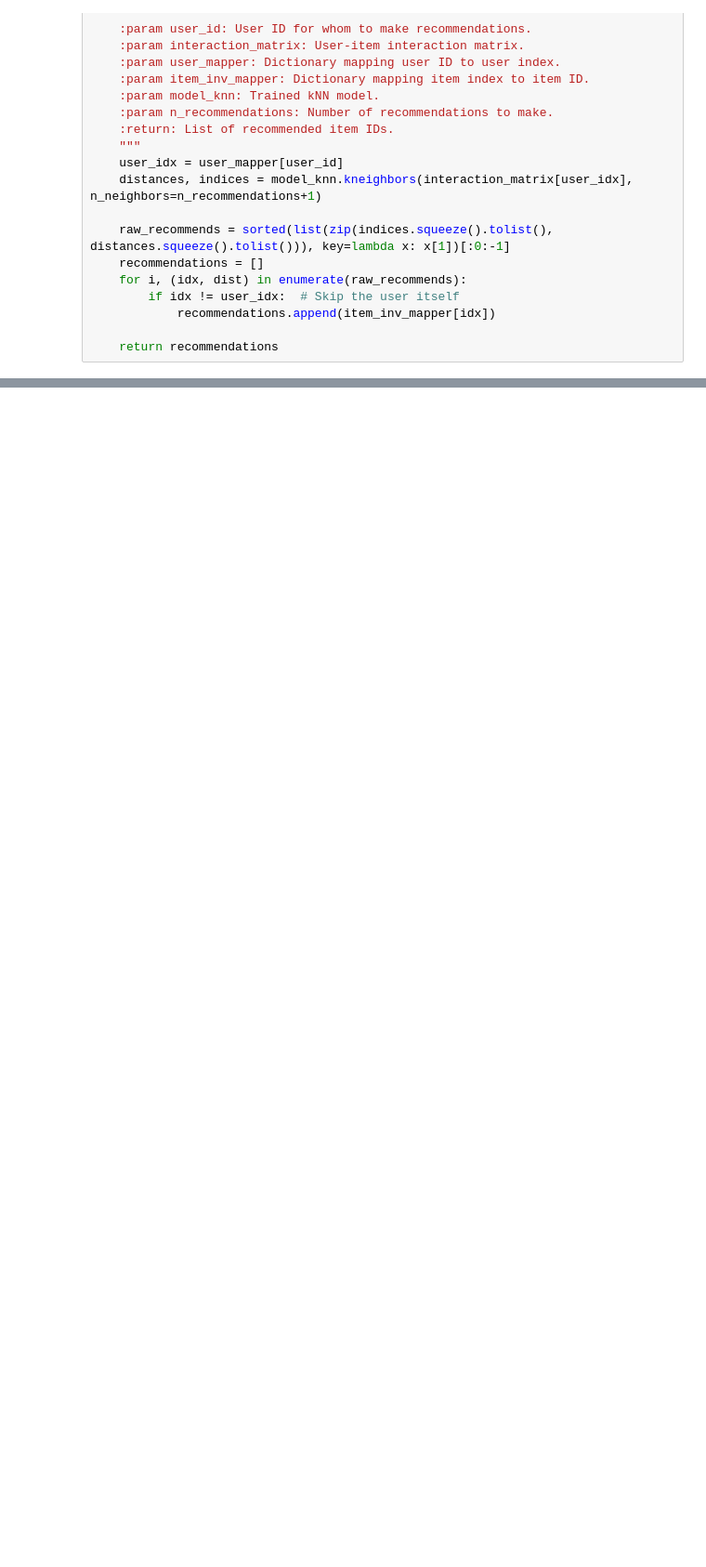
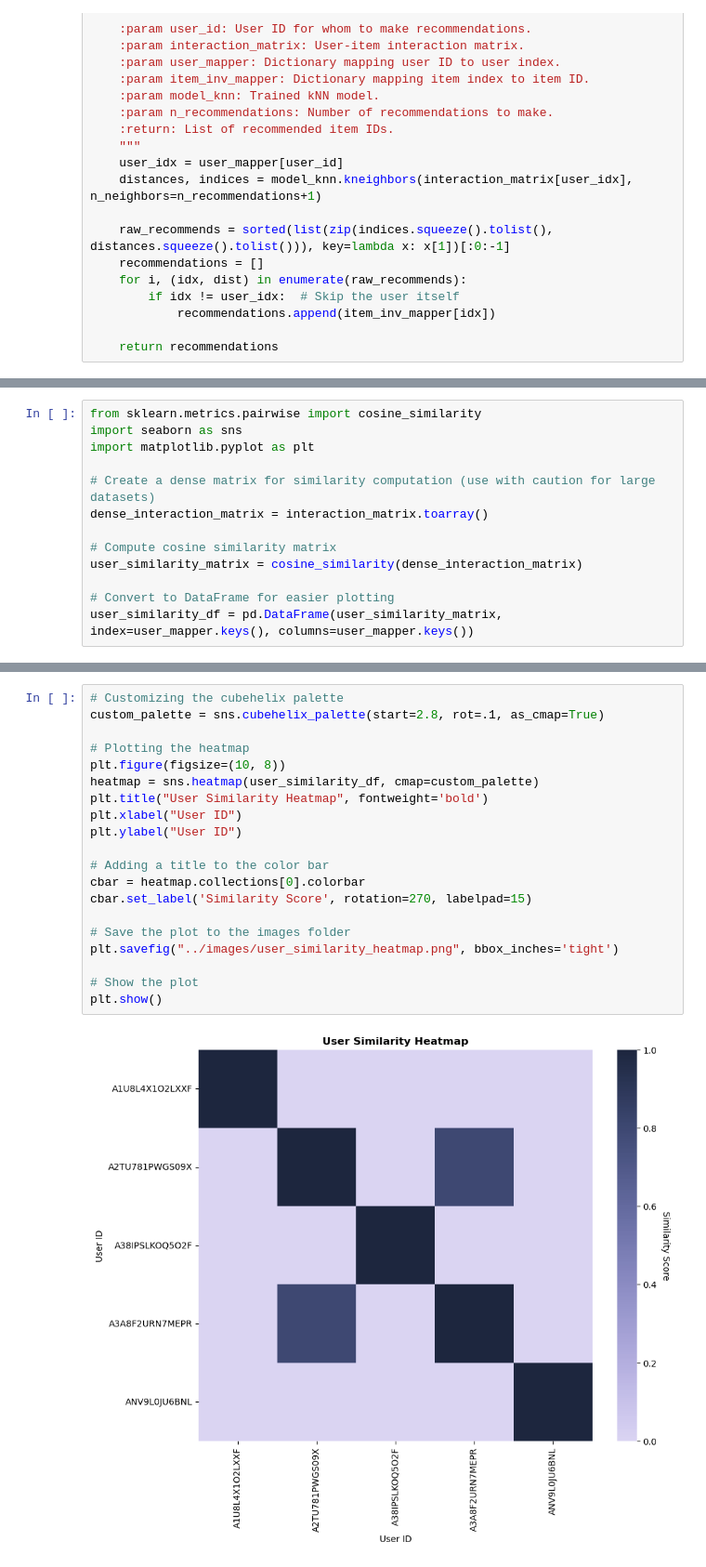
Before and after one commit to tnathu-ai/recommender-system-openAI, a Jupyter notebook: rec-sys/notebook/small_amazon_data/CF.ipynb, the cells around one changed output, grey strips where cells are left out. Shown at 93% size. Cells and saved outputs as stored; diff of their text form; blank space fills up the shorter version.

```diff
--- a/rec-sys/notebook/small_amazon_data/CF.ipynb
+++ b/rec-sys/notebook/small_amazon_data/CF.ipynb
@@ -179,0 +184,13 @@ Wall time: 41.1 ms
+# %%
+from sklearn.metrics.pairwise import cosine_similarity
+import seaborn as sns
+import matplotlib.pyplot as plt
+
+# Create a dense matrix for similarity computation (use with caution for large datasets)
+dense_interaction_matrix = interaction_matrix.toarray()
+
+# Compute cosine similarity matrix
+user_similarity_matrix = cosine_similarity(dense_interaction_matrix)
+
+# Convert to DataFrame for easier plotting
+user_similarity_df = pd.DataFrame(user_similarity_matrix, index=user_mapper.keys(), columns=user_mapper.keys())
@@ -179,0 +199,22 @@ Wall time: 41.1 ms
+# %%
+# Customizing the cubehelix palette
+custom_palette = sns.cubehelix_palette(start=2.8, rot=.1, as_cmap=True)
+
+# Plotting the heatmap
+plt.figure(figsize=(10, 8))
+heatmap = sns.heatmap(user_similarity_df, cmap=custom_palette)
+plt.title("User Similarity Heatmap", fontweight='bold')
+plt.xlabel("User ID")
+plt.ylabel("User ID")
+
+# Adding a title to the color bar
+cbar = heatmap.collections[0].colorbar
+cbar.set_label('Similarity Score', rotation=270, labelpad=15)
+
+# Save the plot to the images folder
+plt.savefig("../images/user_similarity_heatmap.png", bbox_inches='tight')
+
+# Show the plot
+plt.show()
+# %% [output]
+[figure, added]
```
Also changed, not shown: parts of 8 cells of this notebook, 7 other files.
